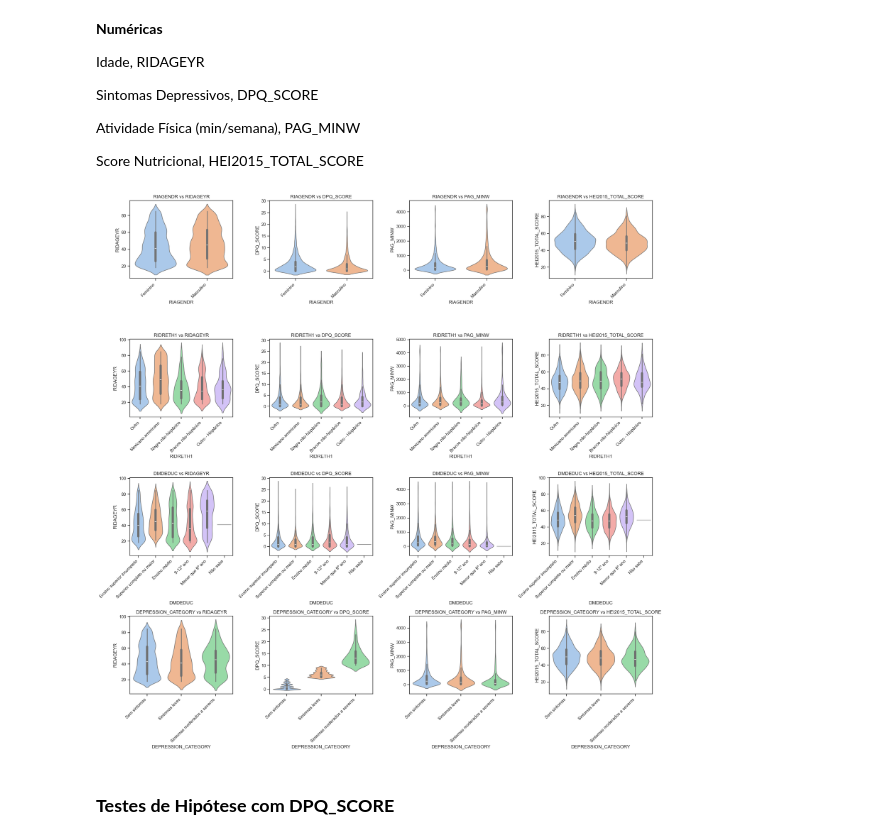
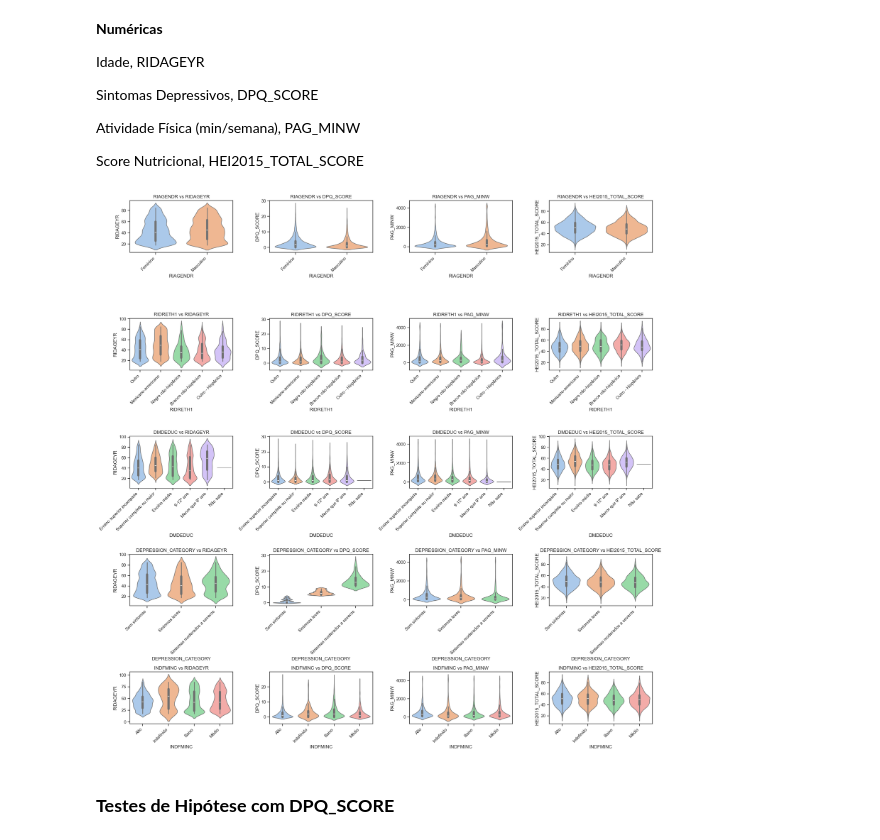
Before and after one commit to OtavioAroca/portfolio, a Jupyter notebook: depressao.ipynb, the cells around one changed output. Cells and saved outputs as stored; diff of their text form; code cells hidden in the pictures.

```diff
--- a/depressao.ipynb
+++ b/depressao.ipynb
@@ -1607,28 +1604,28 @@ Atividade Física (min/semana), PAG_MINW
 
 Score Nutricional, HEI2015_TOTAL_SCORE
 # %%
-# Define as variáveis categóricas
-categorical_vars = ['RIAGENDR', 'RIDRETH1', 'DMDEDUC', 'DEPRESSION_CATEGORY']
+# Define as variáveis categóricas, incluindo INDFMINC
+categorical_vars = ['RIAGENDR', 'RIDRETH1', 'DMDEDUC', 'DEPRESSION_CATEGORY', 'INDFMINC']
 
 # Define as variáveis numéricas
 numeric_vars = ['RIDAGEYR', 'DPQ_SCORE', 'PAG_MINW', 'HEI2015_TOTAL_SCORE']
 
 # Criação da grade de subplots
-fig, axes = plt.subplots(4, 4, figsize=(20, 20))
+fig, axes = plt.subplots(len(categorical_vars), len(numeric_vars), figsize=(20, 20))
 
 # Loop sobre as combinações e cria os gráficos
 for i, cat_var in enumerate(categorical_vars):
     for j, num_var in enumerate(numeric_vars):
         sns.violinplot(x=cat_var, y=num_var, data=df_unido, ax=axes[i, j], palette='pastel', hue=cat_var, legend=False)
         axes[i, j].set_title(f'{cat_var} vs {num_var}')
         axes[i, j].tick_params(axis='x', rotation=45)
         axes[i, j].set_xticks(axes[i, j].get_xticks())
         axes[i, j].set_xticklabels(axes[i, j].get_xticklabels(), ha='right')
 
 plt.tight_layout()
 plt.show()
 # %% [output]
-[figure, old version]
+[figure, new version]
 # %% [markdown]
 ### **Testes de Hipótese com DPQ_SCORE**
 # %% [markdown]
```
Also changed, not shown: parts of 1 cell of this notebook.
